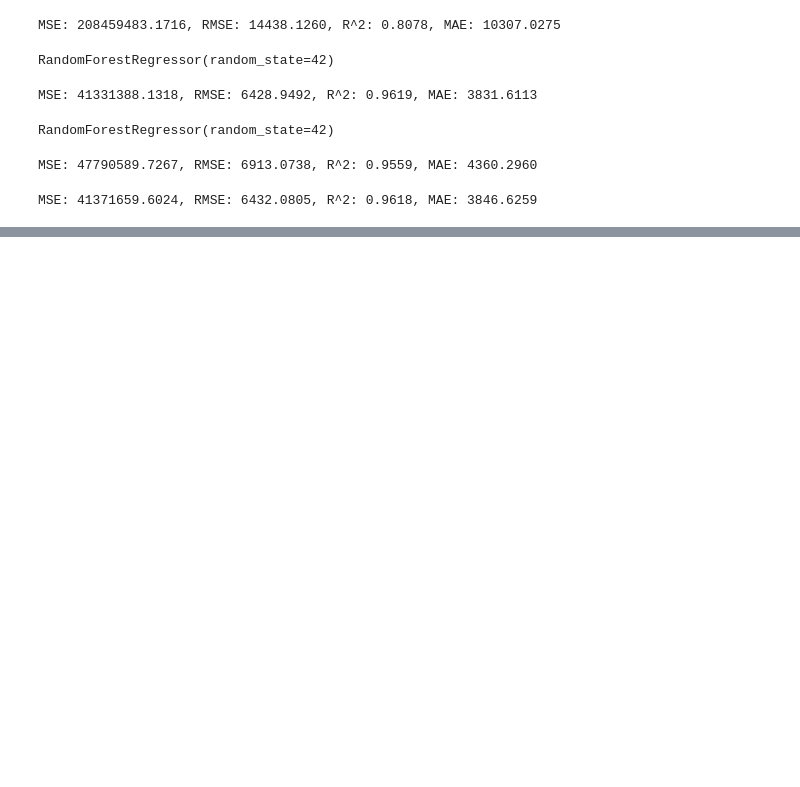
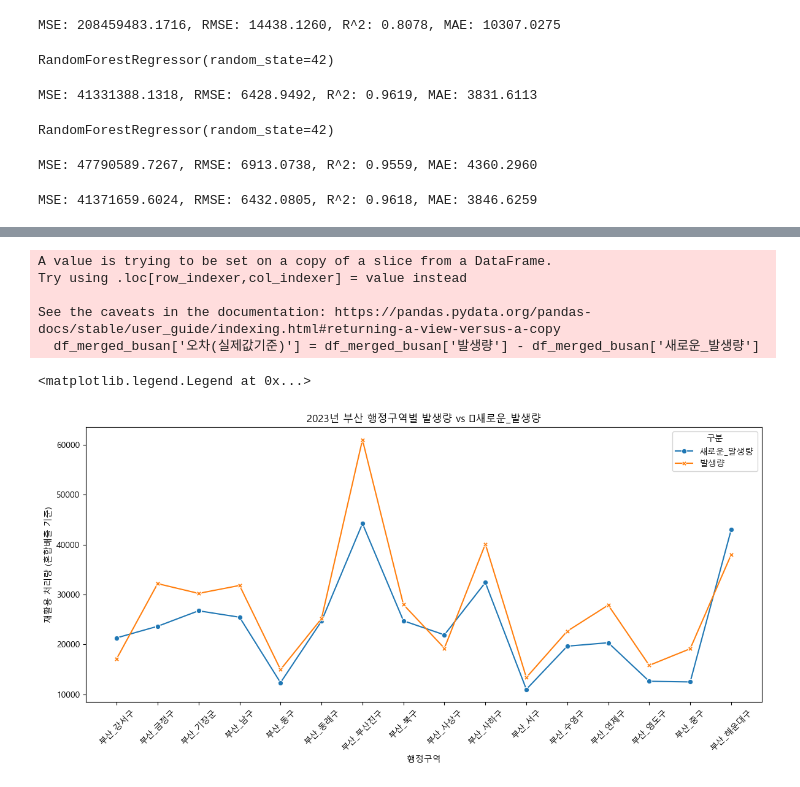
Before and after one commit to kimsang0220/Busan_Big_Data, a Jupyter notebook: NMJ/8차_데이터분석.ipynb, the cells around one changed output, grey strips where cells are left out. Saved outputs shown, nothing was run; the diff lists cells and outputs as text; code cells hidden in the pictures; blank space fills up the shorter version.

```diff
--- a/NMJ/8차_데이터분석.ipynb
+++ b/NMJ/8차_데이터분석.ipynb
@@ -717,0 +802,4 @@ reg_y_test
+# %%
+df_b_reset = b.reset_index(drop=True)
+df_a_reset = a.reset_index(drop=True)
+df_merged = pd.concat([df_b_reset, df_a_reset], axis=1)
@@ -717,0 +822,3 @@ reg_y_test
+# %%
+df_merged_busan = df_merged[df_merged['행정구역'].str.startswith('부산_')]
+df_merged_busan
@@ -717,0 +843,8 @@ reg_y_test
+# %%
+df_merged_busan['오차(실제값기준)'] = df_merged_busan['발생량'] - df_merged_busan['새로운_발생량']
+# %% [output]
+A value is trying to be set on a copy of a slice from a DataFrame.
+Try using .loc[row_indexer,col_indexer] = value instead
+
+See the caveats in the documentation: https://pandas.pydata.org/pandas-docs/stable/user_guide/indexing.html#returning-a-view-versus-a-copy
+  df_merged_busan['오차(실제값기준)'] = df_merged_busan['발생량'] - df_merged_busan['새로운_발생량']
@@ -717,0 +854,23 @@ reg_y_test
+# %%
+%matplotlib inline
+
+plt.rcParams['axes.unicode_minus'] = False
+plt.rcParams['font.family']='Malgun Gothic'
+# %%
+# 시군구별 예측값/실제값 형태 변환
+df_plot = df_merged_busan[['행정구역', '새로운_발생량', '발생량']].melt(id_vars='행정구역', var_name='구분', value_name='값')
+
+# 시군구 이름 기준 정렬
+order = df_merged_busan.sort_values(by='발생량', ascending=False)['행정구역']
+
+plt.figure(figsize=(12, 6))
+sns.lineplot(data=df_plot, x='행정구역', y='값', hue='구분', style='구분', markers=True, dashes=False, sort=False)
+plt.xticks(rotation=45)
+plt.title('2023년 부산 행정구역별 발생량 vs 	새로운_발생량')
+plt.ylabel('재활용 처리량 (혼합배출 기준)')
+plt.xlabel('행정구역')
+plt.tight_layout()
+plt.legend(title='구분')
+# %% [output]
+<matplotlib.legend.Legend at 0x...>
+[figure, added]
```
Also changed, not shown: parts of 14 cells of this notebook.
